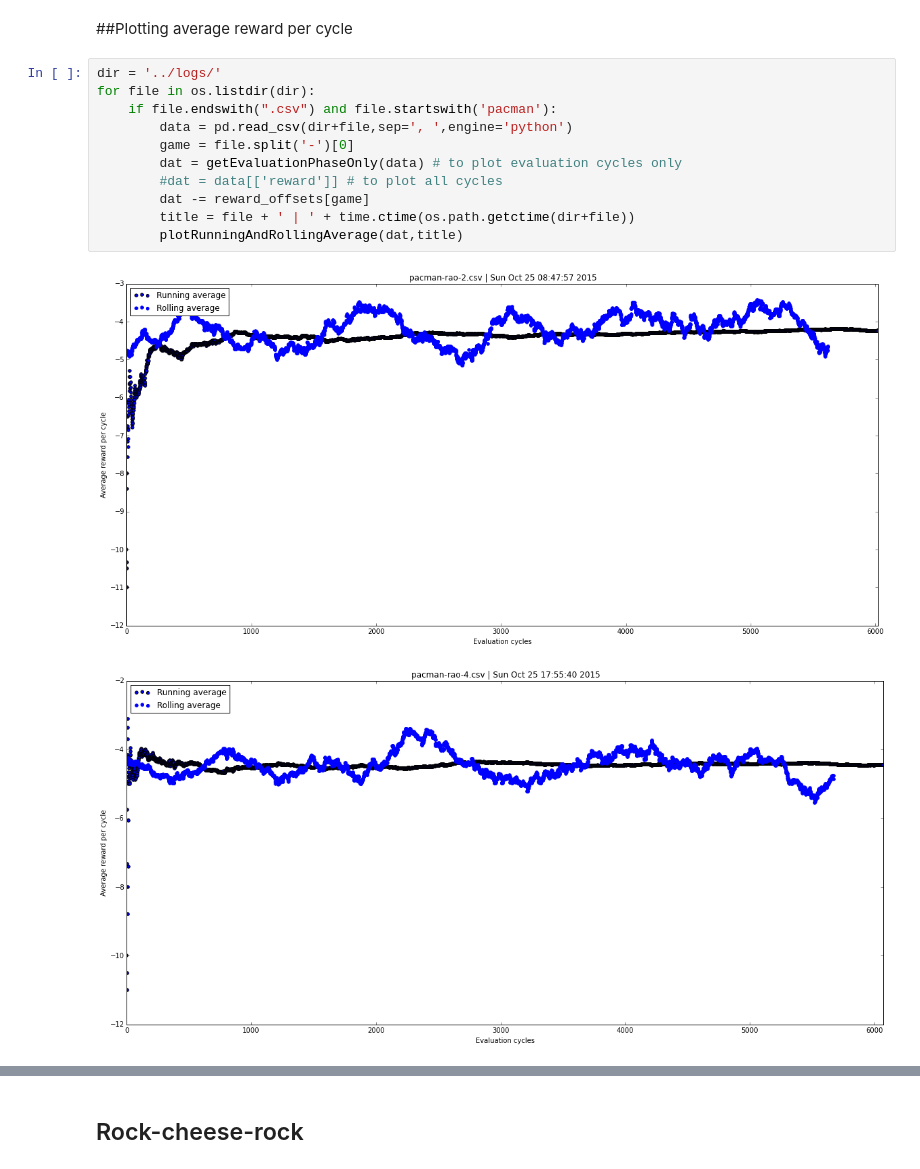
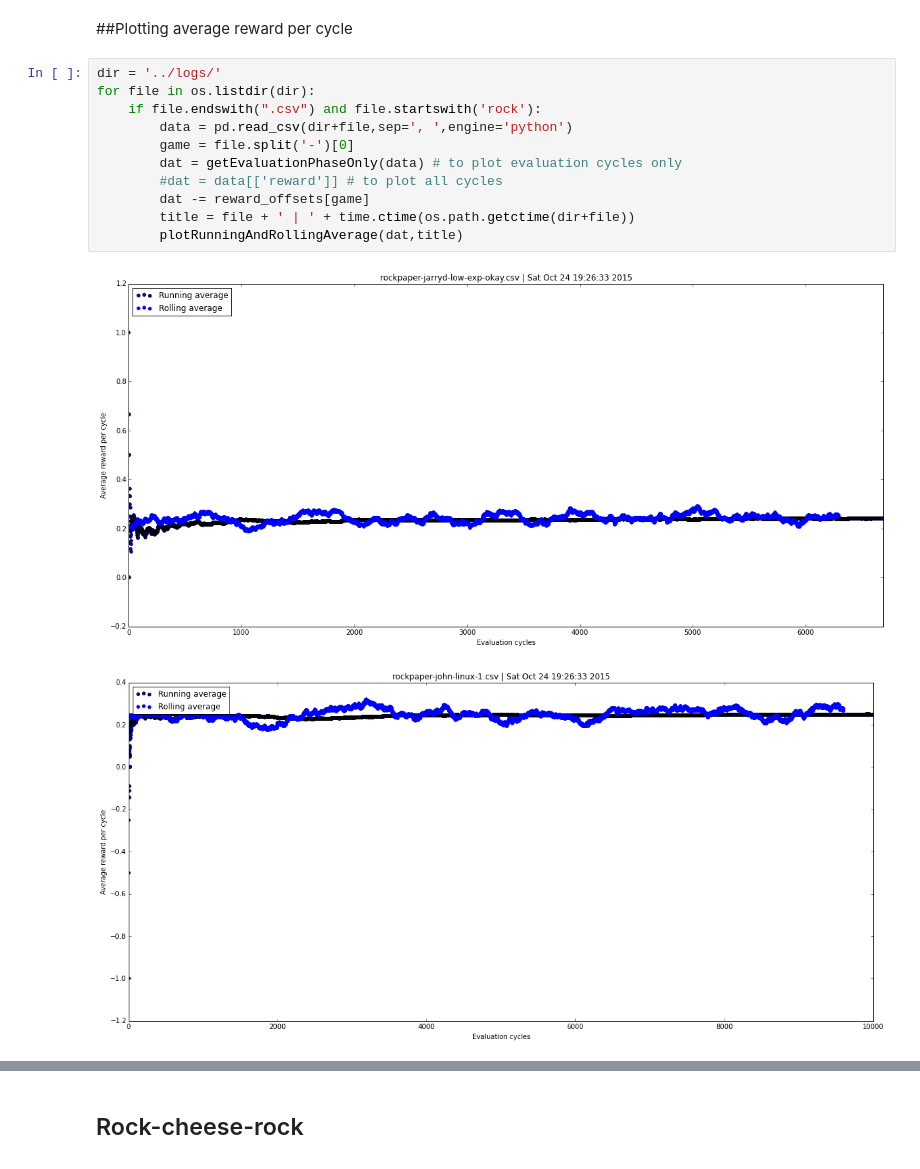
Before and after one commit to rbudzyns/AIXI_2015_Grp3, a Jupyter notebook: final_report/experiments.ipynb, the cells around one changed output, grey strips where cells are left out. Cells and saved outputs as stored; diff of their text form.

```diff
--- a/final_report/experiments.ipynb
+++ b/final_report/experiments.ipynb
@@ -85,14 +85,14 @@ def plotRunningAndRollingAverage(dat,title,window_size=400):
 # %%
 dir = '../logs/'
 for file in os.listdir(dir):
-    if file.endswith(".csv") and file.startswith('pacman'):
+    if file.endswith(".csv") and file.startswith('rock'):
         data = pd.read_csv(dir+file,sep=', ',engine='python')
         game = file.split('-')[0]
         dat = getEvaluationPhaseOnly(data) # to plot evaluation cycles only
         #dat = data[['reward']] # to plot all cycles
         dat -= reward_offsets[game]
         title = file + ' | ' + time.ctime(os.path.getctime(dir+file))
         plotRunningAndRollingAverage(dat,title)
 # %% [output]
-[figure, old version]
+[figure, new version]
-[figure, old version]
+[figure, new version]
```
Also changed, not shown: parts of 1 cell of this notebook, 4 other files.
